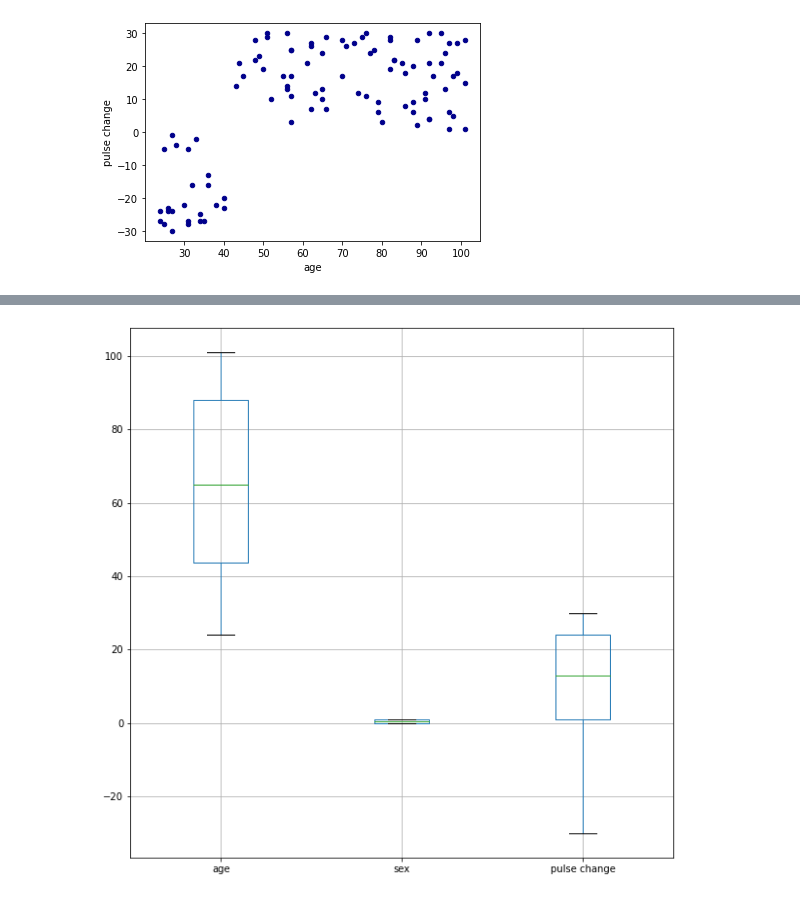
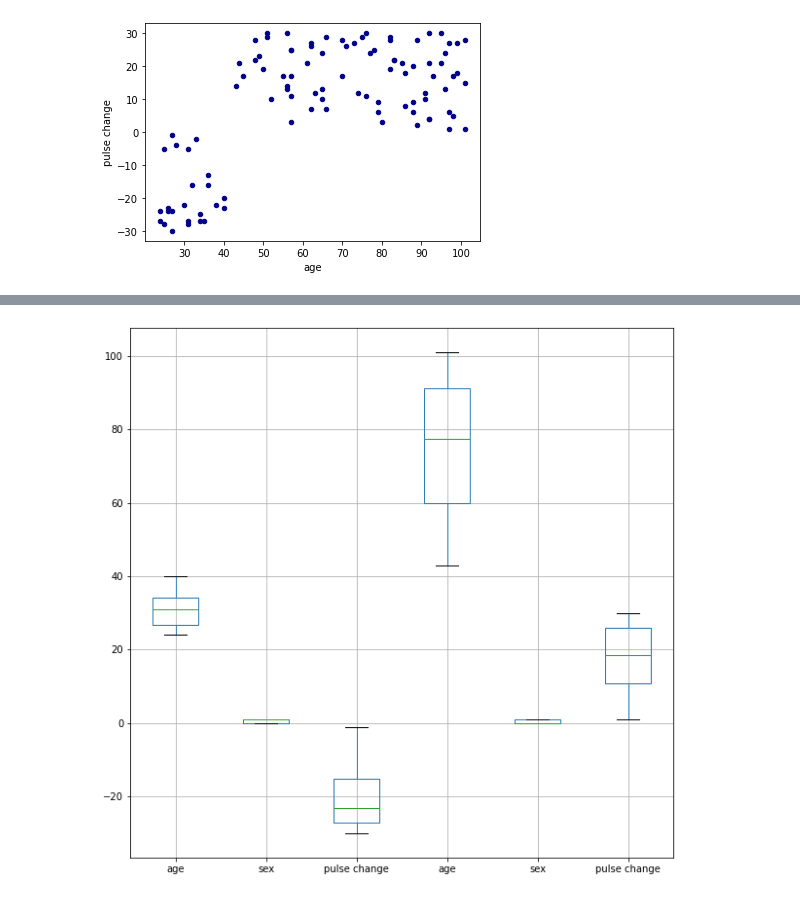
Before and after one commit to CharleneLimKH/python-mini-exercises, a Jupyter notebook: Copy_of_Class_exercise_drug_pulse.ipynb, the cells around one changed output, grey strips where cells are left out. Cells and saved outputs as stored; diff of their text form; code cells hidden in the pictures.

```diff
--- a/Copy_of_Class_exercise_drug_pulse.ipynb
+++ b/Copy_of_Class_exercise_drug_pulse.ipynb
@@ -76,6 +76,6 @@ df.plot.scatter(x='age',y='pulse change',c='DarkBlue')
 [figure]
 # %%
 # Now let us separate the data into two data frames according to the age
-df2=df[df.age < 50 ]
-df3=df[df.age > 50 ]
-df1
+df2=df[df.age <= 42 ]
+df3=df[df.age > 42 ]
+#df1
@@ -100,7 +82,7 @@ df1
 # %%
 #concat data again and use box plot, what do you observe?
 df4=pd.concat([df2,df3],axis=1)
 #Make a boxplot
-boxplot = df.boxplot(figsize = (10,10))
+boxplot = df4.boxplot(figsize = (10,10))
 # %% [output]
-[figure, old version]
+[figure, new version]
```
Also changed, not shown: parts of 1 cell of this notebook.
